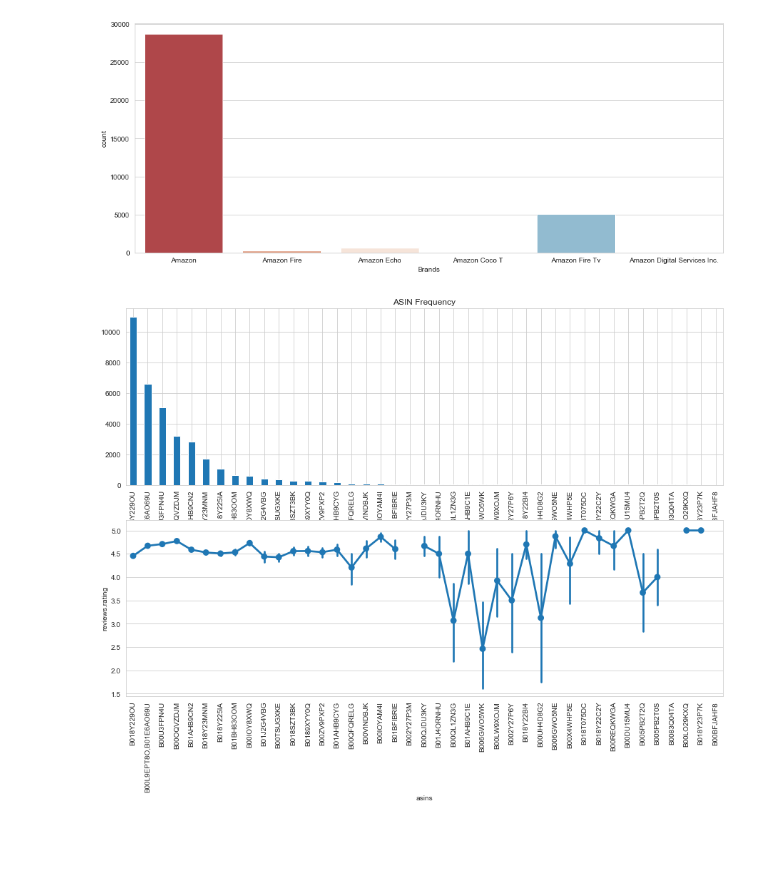
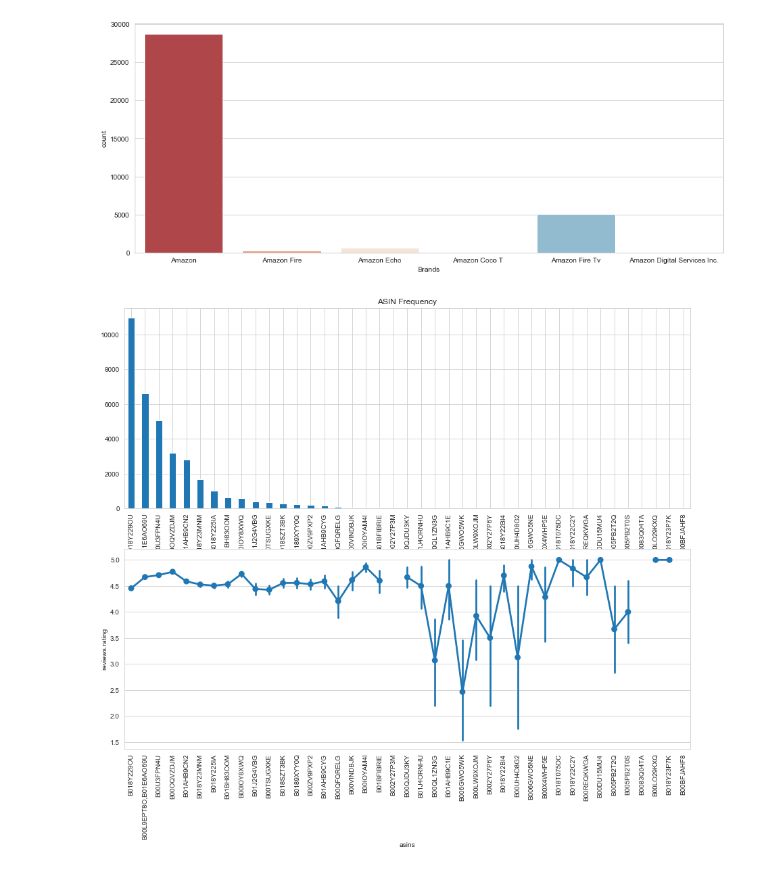
Before and after one commit to mirtanvirislam/NLP-Sentiment-Analysis, a Jupyter notebook: notebooks/Analysis 1.ipynb, the cells around one changed output. Saved outputs shown, nothing was run; the diff lists cells and outputs as text; code cells hidden in the pictures; blank space fills up the shorter version.

```diff
--- a/notebooks/Analysis 1.ipynb
+++ b/notebooks/Analysis 1.ipynb
@@ -174,18 +174,21 @@ plt.show()
 # %%
 # Visualizing review rating per ASIN
 # Bar plot shows no. of reviews
 # Point plot shows the rating and variance in the rating
 
 asins_count_ix = df["asins"].value_counts().index
-plt.subplots(2,1,figsize=(15,10))
+plt.subplots(2,1,figsize=(15,12))
+
 plt.subplot(2,1,1)
 df["asins"].value_counts().plot(kind="bar", title="ASIN Frequency")
+
 plt.subplot(2,1,2)
 sns.pointplot(x="asins", y="reviews.rating", order=asins_count_ix, data=df)
+
 plt.xticks(rotation=90)
 plt.show()
 
 # Products with many reviews have rating with low variance
 # Products with few reviews have rating with high variance
 # %% [output]
-[figure, old version]
+[figure, new version]
```
Also changed, not shown: parts of 1 cell of this notebook.
